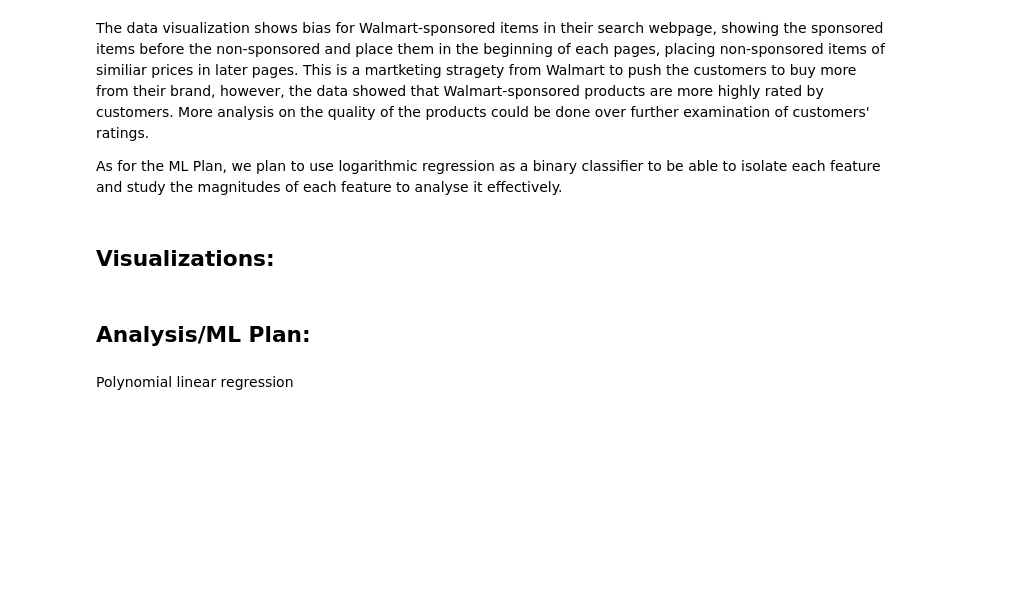
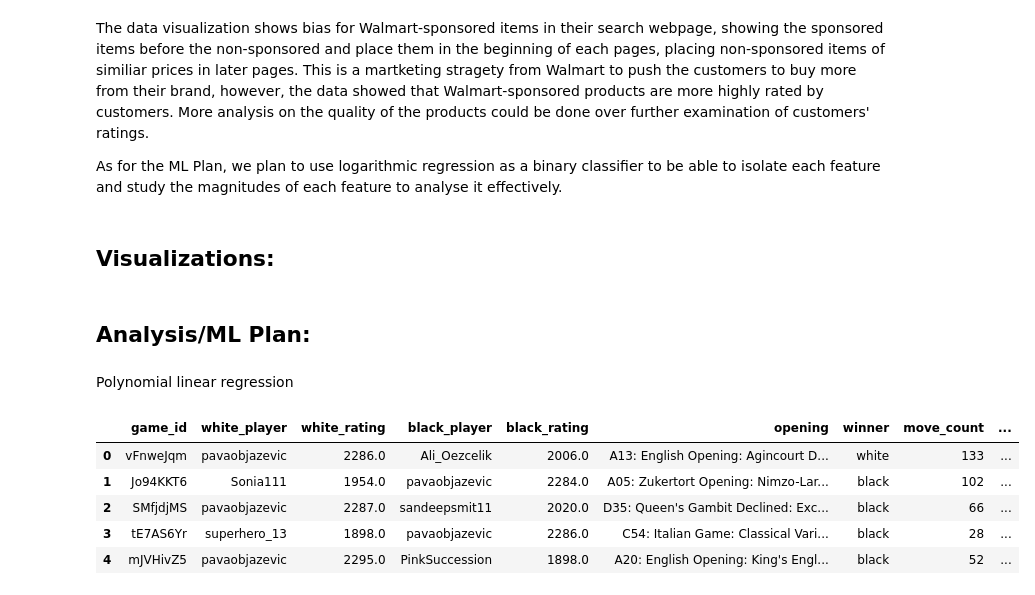
Before and after one commit to a-fielding81/ChessAnalysis, a Jupyter notebook: ChessDataPlan.ipynb, the cells around one changed output. Drawn from its saved outputs; the diff is of its cells as text; code cells hidden in the pictures; blank space fills up the shorter version.

```diff
--- a/ChessDataPlan.ipynb
+++ b/ChessDataPlan.ipynb
@@ -202,3 +226,13 @@ As for the ML Plan, we plan to use logarithmic regression as a binary classifier
 ## Analysis/ML Plan:
 # %% [markdown]
 Polynomial linear regression
+# %%
+df = pd.read_csv("/Users/sandeep/Downloads/NeuSpring/Ds3000/DsProject/lichess_games_data.csv")
+df.head(5)
+# %% [output]
+|  | game_id | white_player | white_rating | black_player | black_rating | opening | winner | move_count | ... |
+| 0 | vFnweJqm | pavaobjazevic | 2286.0 | Ali_Oezcelik | 2006.0 | A13: English Opening: Agincourt D... | white | 133 | ... |
+| 1 | Jo94KKT6 | Sonia111 | 1954.0 | pavaobjazevic | 2284.0 | A05: Zukertort Opening: Nimzo-Lar... | black | 102 | ... |
+| 2 | SMfjdjMS | pavaobjazevic | 2287.0 | sandeepsmit11 | 2020.0 | D35: Queen's Gambit Declined: Exc... | black | 66 | ... |
+| 3 | tE7AS6Yr | superhero_13 | 1898.0 | pavaobjazevic | 2286.0 | C54: Italian Game: Classical Vari... | black | 28 | ... |
+| 4 | mJVHivZ5 | pavaobjazevic | 2295.0 | PinkSuccession | 1898.0 | A20: English Opening: King's Engl... | black | 52 | ... |
```
Also changed, not shown: parts of 15 cells of this notebook, 1 other file.
